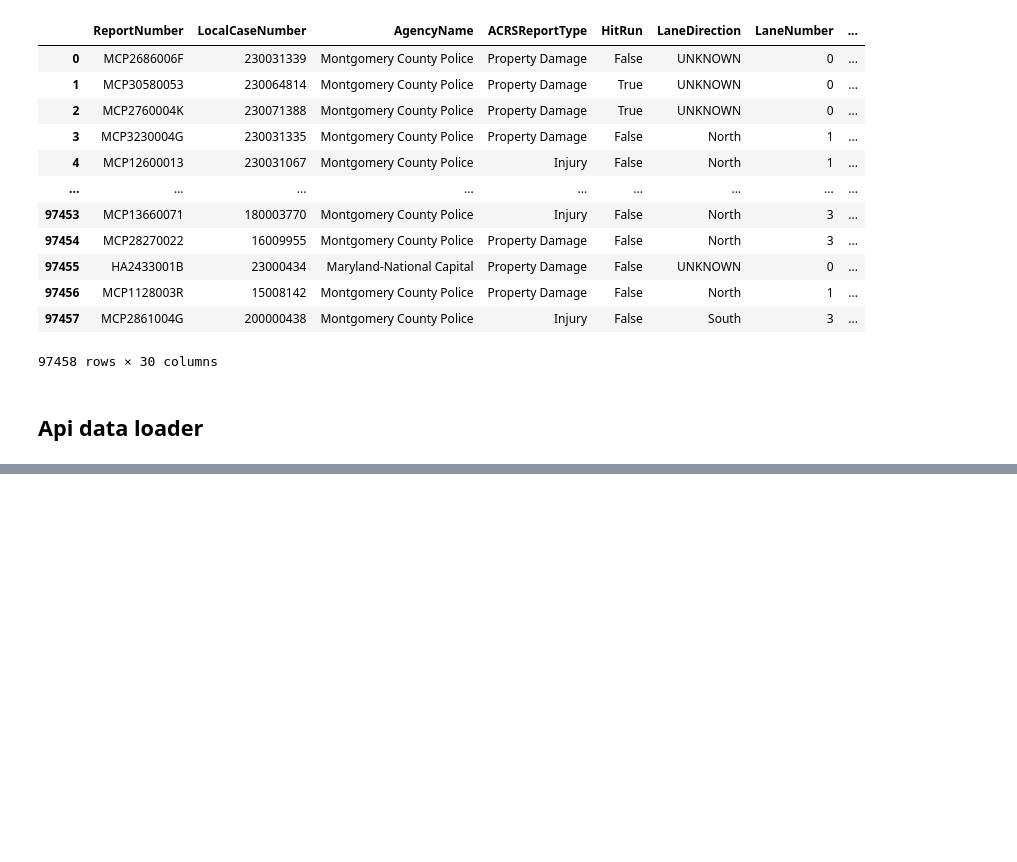
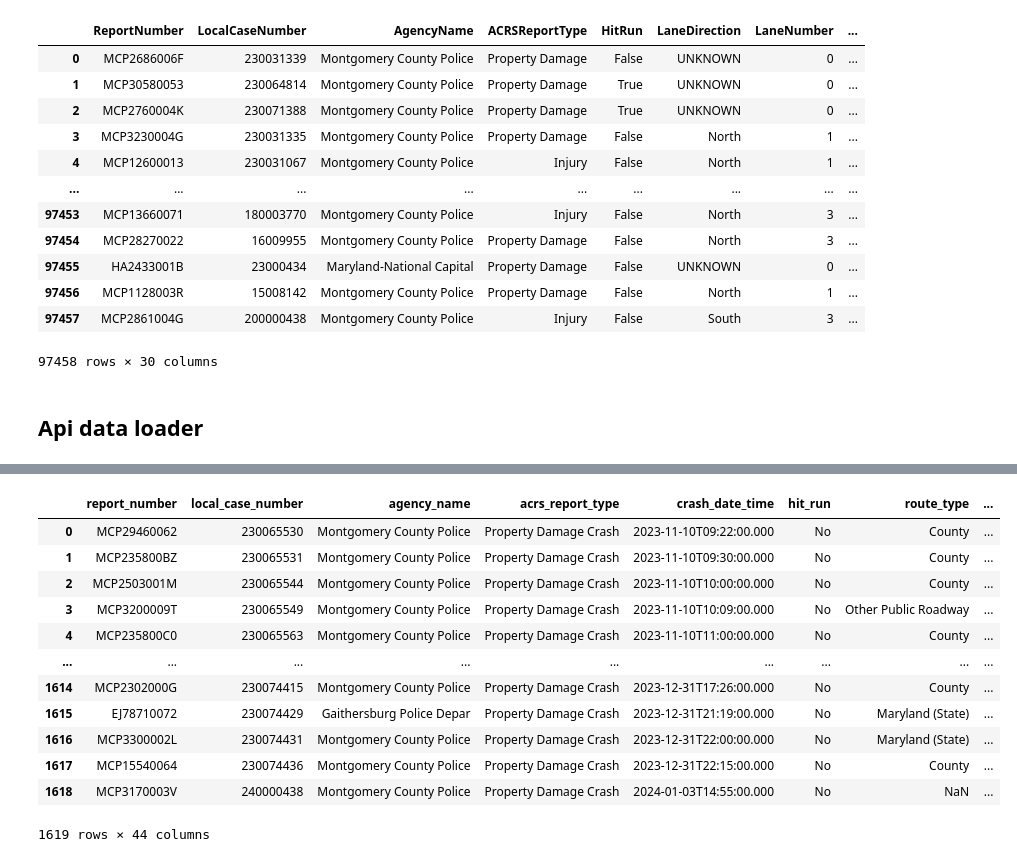
Before and after one commit to tymsoncyferki/vehicle-crashes-dwh, a Jupyter notebook: notebooks/etl_crashes.ipynb, the cells around one changed output, grey strips where cells are left out. Saved outputs shown, nothing was run; the diff lists cells and outputs as text; code cells hidden in the pictures; blank space fills up the shorter version.

```diff
--- a/notebooks/etl_crashes.ipynb
+++ b/notebooks/etl_crashes.ipynb
@@ -252,4 +252,5 @@ results = client.get("bhju-22kf", where=where_clause, limit=10000)
 # Convert to pandas DataFrame
 results_df = pd.DataFrame.from_records(results)
 
-results_df
+c
+# %% [output]
@@ -255,0 +258,13 @@ results_df
+|  | report_number | local_case_number | agency_name | acrs_report_type | crash_date_time | hit_run | route_type | ... |
+| 0 | MCP29460062 | 230065530 | Montgomery County Police | Property Damage Crash | 2023-11-10T09:22:00.000 | No | County | ... |
+| 1 | MCP235800BZ | 230065531 | Montgomery County Police | Property Damage Crash | 2023-11-10T09:30:00.000 | No | County | ... |
+| 2 | MCP2503001M | 230065544 | Montgomery County Police | Property Damage Crash | 2023-11-10T10:00:00.000 | No | County | ... |
+| 3 | MCP3200009T | 230065549 | Montgomery County Police | Property Damage Crash | 2023-11-10T10:09:00.000 | No | Other Public Roadway | ... |
+| 4 | MCP235800C0 | 230065563 | Montgomery County Police | Property Damage Crash | 2023-11-10T11:00:00.000 | No | County | ... |
+| ... | ... | ... | ... | ... | ... | ... | ... | ... |
+| 1614 | MCP2302000G | 230074415 | Montgomery County Police | Property Damage Crash | 2023-12-31T17:26:00.000 | No | County | ... |
+| 1615 | EJ78710072 | 230074429 | Gaithersburg Police Depar | Property Damage Crash | 2023-12-31T21:19:00.000 | No | Maryland (State) | ... |
+| 1616 | MCP3300002L | 230074431 | Montgomery County Police | Property Damage Crash | 2023-12-31T22:00:00.000 | No | Maryland (State) | ... |
+| 1617 | MCP15540064 | 230074436 | Montgomery County Police | Property Damage Crash | 2023-12-31T22:15:00.000 | No | County | ... |
+| 1618 | MCP3170003V | 240000438 | Montgomery County Police | Property Damage Crash | 2024-01-03T14:55:00.000 | No | NaN | ... |
+1619 rows × 44 columns
```
Also changed, not shown: parts of 2 cells of this notebook, 7 other files.
